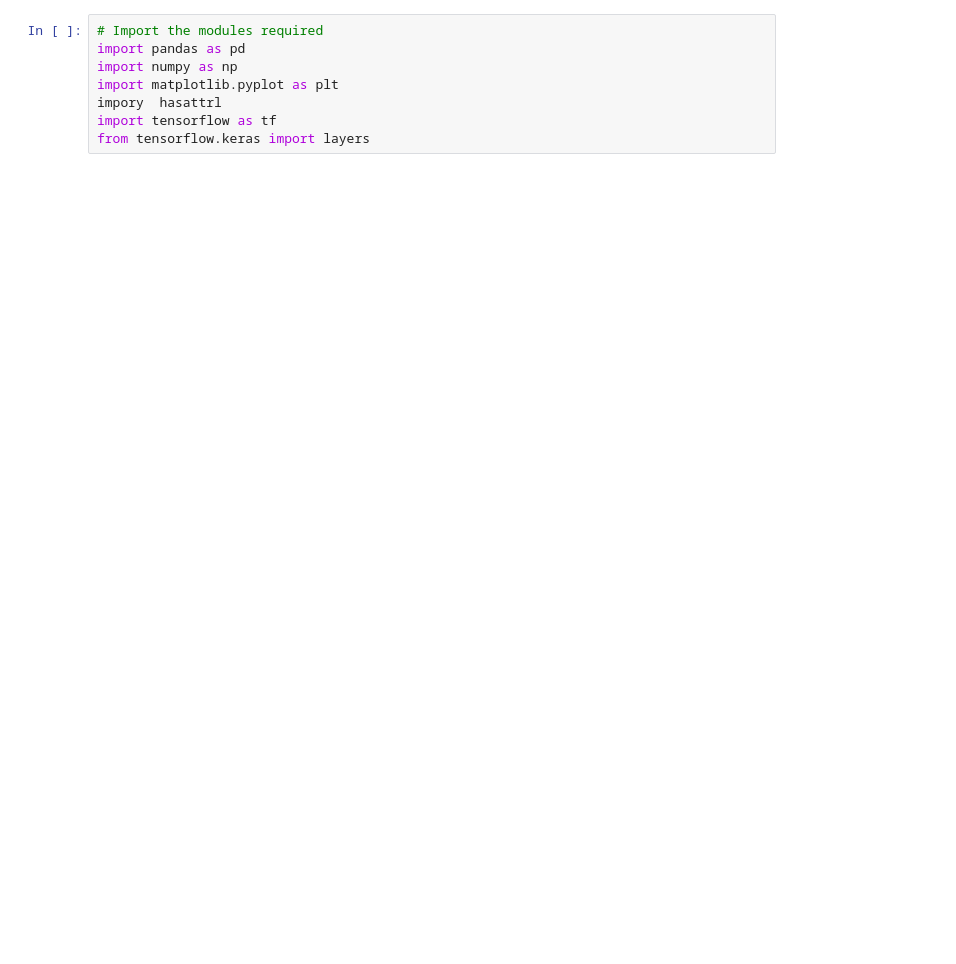
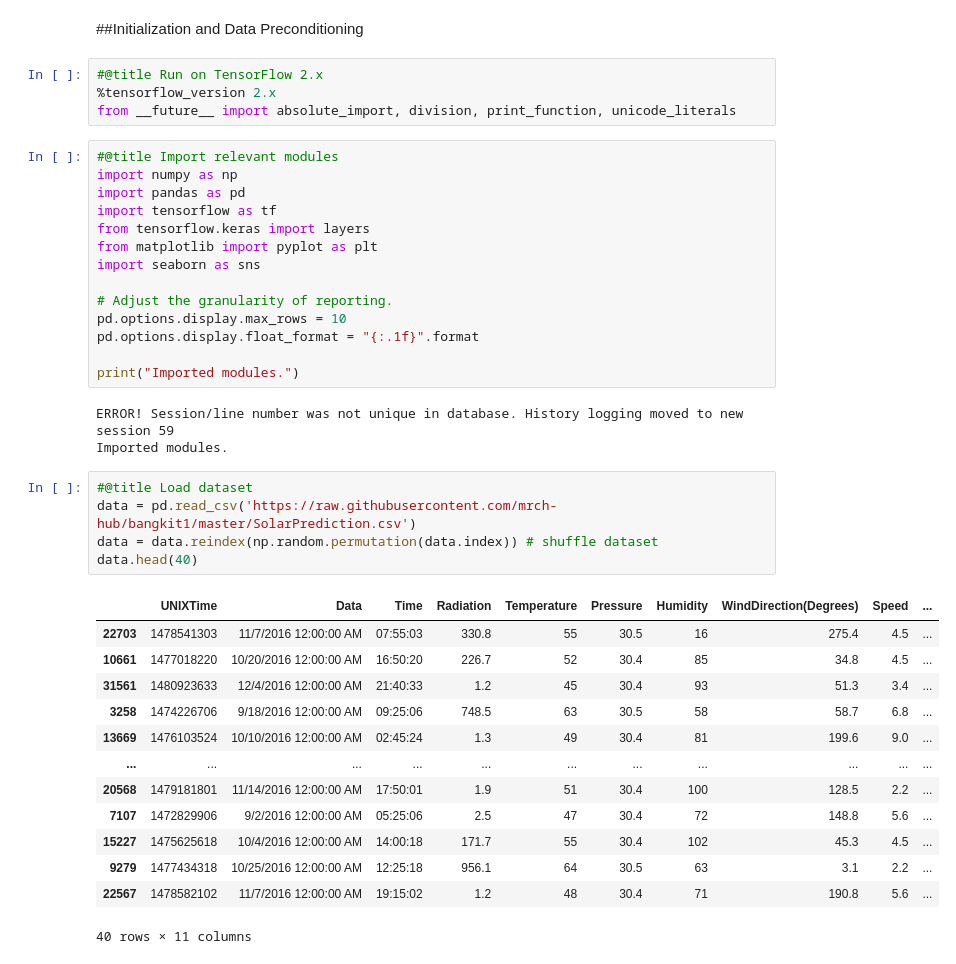
Before and after one commit to mrch-hub/bangkit1, a Jupyter notebook: SolarPrediction.ipynb, the cells around one changed output. Cells and saved outputs as stored; diff of their text form; blank space fills up the shorter version.

```diff
--- a/SolarPrediction.ipynb
+++ b/SolarPrediction.ipynb
@@ -8,11 +10,45 @@ Collaborators: Marcellinus Chrisnada, Muhammad
 Harits Hafidza, Mochammad Randy Caesario H."""
 # %% [output]
 'A python code for predicting solar radiation\nintensity using machine learning. Created for \n5th bangk!t assignment.\nCollaborators: Marcellinus Chrisnada, Muhammad\nHarits Hafidza, Mochammad Randy  ...
+# %% [markdown]
+##Initialization and Data Preconditioning
+# %%
+#@title Run on TensorFlow 2.x
+%tensorflow_version 2.x
+from __future__ import absolute_import, division, print_function, unicode_literals
 # %%
-# Import the modules required
+#@title Import relevant modules
+import numpy as np
 import pandas as pd
-import numpy as np
-import matplotlib.pyplot as plt
-impory  hasattrl
 import tensorflow as tf
 from tensorflow.keras import layers
+from matplotlib import pyplot as plt
+import seaborn as sns
+
+# Adjust the granularity of reporting.
+pd.options.display.max_rows = 10
+pd.options.display.float_format = "{:.1f}".format
+
+print("Imported modules.")
+# %% [output]
+ERROR! Session/line number was not unique in database. History logging moved to new session 59
+Imported modules.
+# %%
+#@title Load dataset
+data = pd.read_csv('https://raw.githubusercontent.com/mrch-hub/bangkit1/master/SolarPrediction.csv')
+data = data.reindex(np.random.permutation(data.index)) # shuffle dataset
+data.head(40)
+# %% [output]
+|  | UNIXTime | Data | Time | Radiation | Temperature | Pressure | Humidity | WindDirection(Degrees) | Speed | ... |
+| 22703 | 1478541303 | 11/7/2016 12:00:00 AM | 07:55:03 | 330.8 | 55 | 30.5 | 16 | 275.4 | 4.5 | ... |
+| 10661 | 1477018220 | 10/20/2016 12:00:00 AM | 16:50:20 | 226.7 | 52 | 30.4 | 85 | 34.8 | 4.5 | ... |
+| 31561 | 1480923633 | 12/4/2016 12:00:00 AM | 21:40:33 | 1.2 | 45 | 30.4 | 93 | 51.3 | 3.4 | ... |
+| 3258 | 1474226706 | 9/18/2016 12:00:00 AM | 09:25:06 | 748.5 | 63 | 30.5 | 58 | 58.7 | 6.8 | ... |
+| 13669 | 1476103524 | 10/10/2016 12:00:00 AM | 02:45:24 | 1.3 | 49 | 30.4 | 81 | 199.6 | 9.0 | ... |
+| ... | ... | ... | ... | ... | ... | ... | ... | ... | ... | ... |
+| 20568 | 1479181801 | 11/14/2016 12:00:00 AM | 17:50:01 | 1.9 | 51 | 30.4 | 100 | 128.5 | 2.2 | ... |
+| 7107 | 1472829906 | 9/2/2016 12:00:00 AM | 05:25:06 | 2.5 | 47 | 30.4 | 72 | 148.8 | 5.6 | ... |
+| 15227 | 1475625618 | 10/4/2016 12:00:00 AM | 14:00:18 | 171.7 | 55 | 30.4 | 102 | 45.3 | 4.5 | ... |
+| 9279 | 1477434318 | 10/25/2016 12:00:00 AM | 12:25:18 | 956.1 | 64 | 30.5 | 63 | 3.1 | 2.2 | ... |
+| 22567 | 1478582102 | 11/7/2016 12:00:00 AM | 19:15:02 | 1.2 | 48 | 30.4 | 71 | 190.8 | 5.6 | ... |
+40 rows × 11 columns
```
Also changed, not shown: parts of 10 cells of this notebook.
